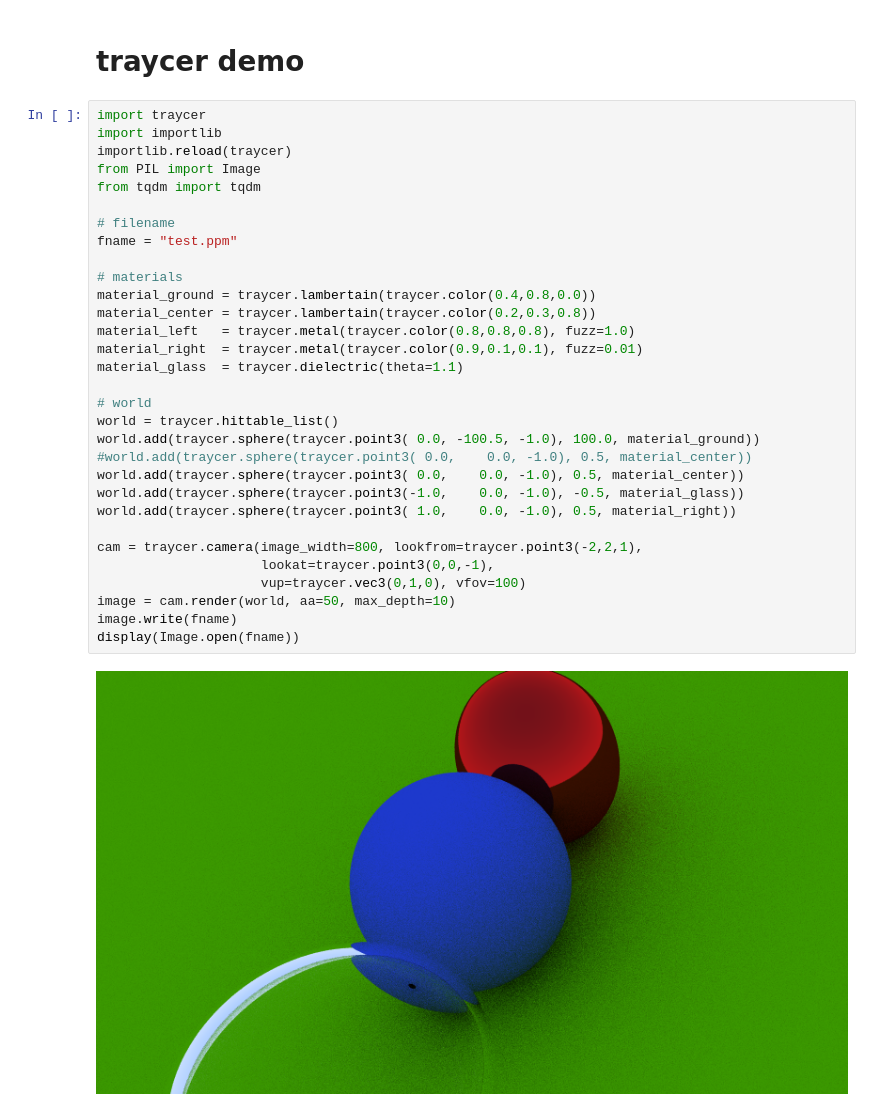
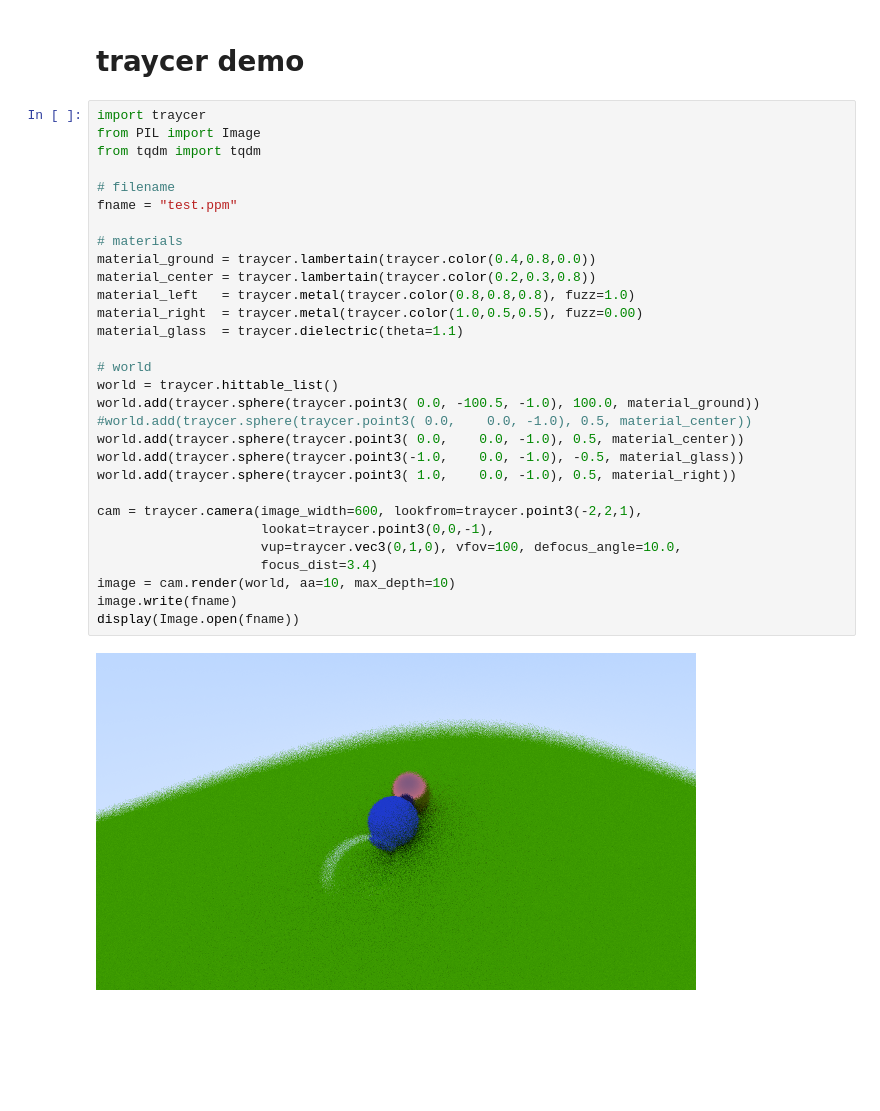
Before and after one commit to bpops/traycer, a Jupyter notebook: demo.ipynb, the cells around one changed output. Cells and saved outputs as stored; diff of their text form; blank space fills up the shorter version.

Commit message:
added defocus blur

```diff
--- a/demo.ipynb
+++ b/demo.ipynb
@@ -2,34 +2,33 @@
 # traycer demo
 # %%
 import traycer
-import importlib
-importlib.reload(traycer)
 from PIL import Image
 from tqdm import tqdm
 
 # filename
 fname = "test.ppm"
 
 # materials
 material_ground = traycer.lambertain(traycer.color(0.4,0.8,0.0))
 material_center = traycer.lambertain(traycer.color(0.2,0.3,0.8))
 material_left   = traycer.metal(traycer.color(0.8,0.8,0.8), fuzz=1.0)
-material_right  = traycer.metal(traycer.color(0.9,0.1,0.1), fuzz=0.01)
+material_right  = traycer.metal(traycer.color(1.0,0.5,0.5), fuzz=0.00)
 material_glass  = traycer.dielectric(theta=1.1)
 
 # world
 world = traycer.hittable_list()
 world.add(traycer.sphere(traycer.point3( 0.0, -100.5, -1.0), 100.0, material_ground))
 #world.add(traycer.sphere(traycer.point3( 0.0,    0.0, -1.0), 0.5, material_center))
 world.add(traycer.sphere(traycer.point3( 0.0,    0.0, -1.0), 0.5, material_center))
 world.add(traycer.sphere(traycer.point3(-1.0,    0.0, -1.0), -0.5, material_glass))
 world.add(traycer.sphere(traycer.point3( 1.0,    0.0, -1.0), 0.5, material_right))
 
-cam = traycer.camera(image_width=800, lookfrom=traycer.point3(-2,2,1),
+cam = traycer.camera(image_width=600, lookfrom=traycer.point3(-2,2,1),
                      lookat=traycer.point3(0,0,-1),
-                     vup=traycer.vec3(0,1,0), vfov=100)
-image = cam.render(world, aa=50, max_depth=10)
+                     vup=traycer.vec3(0,1,0), vfov=100, defocus_angle=10.0,
+                     focus_dist=3.4)
+image = cam.render(world, aa=10, max_depth=10)
 image.write(fname)
 display(Image.open(fname))
 # %% [output]
-[figure, old version]
+[figure, new version]
```
Also changed, not shown: 1 other file.
